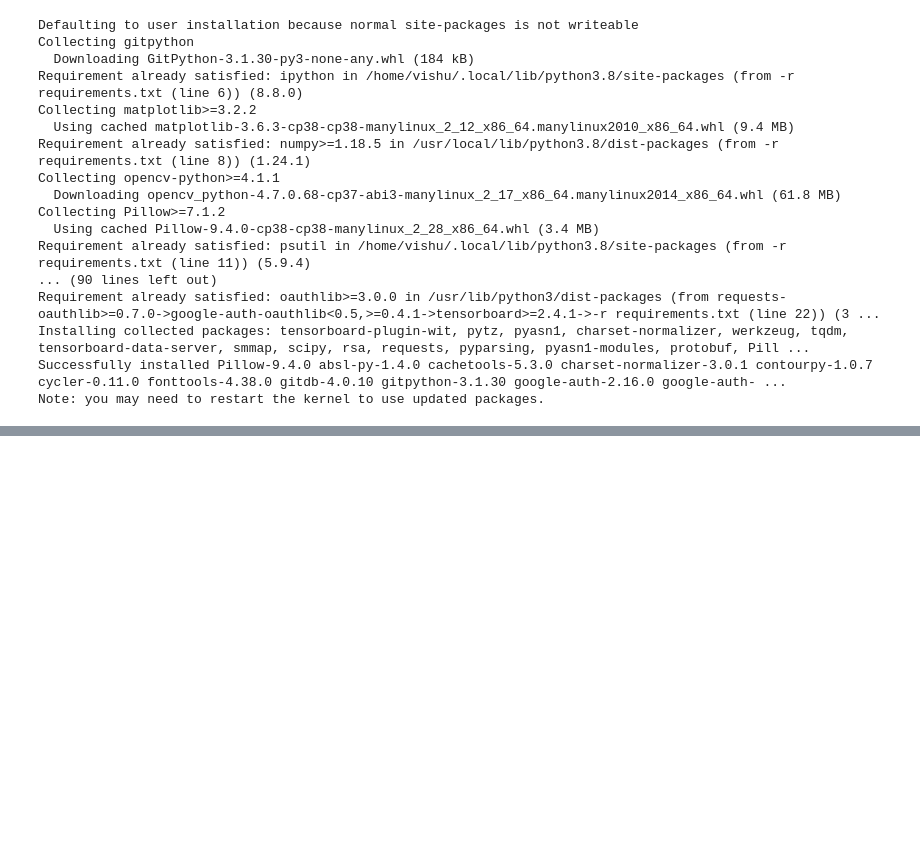
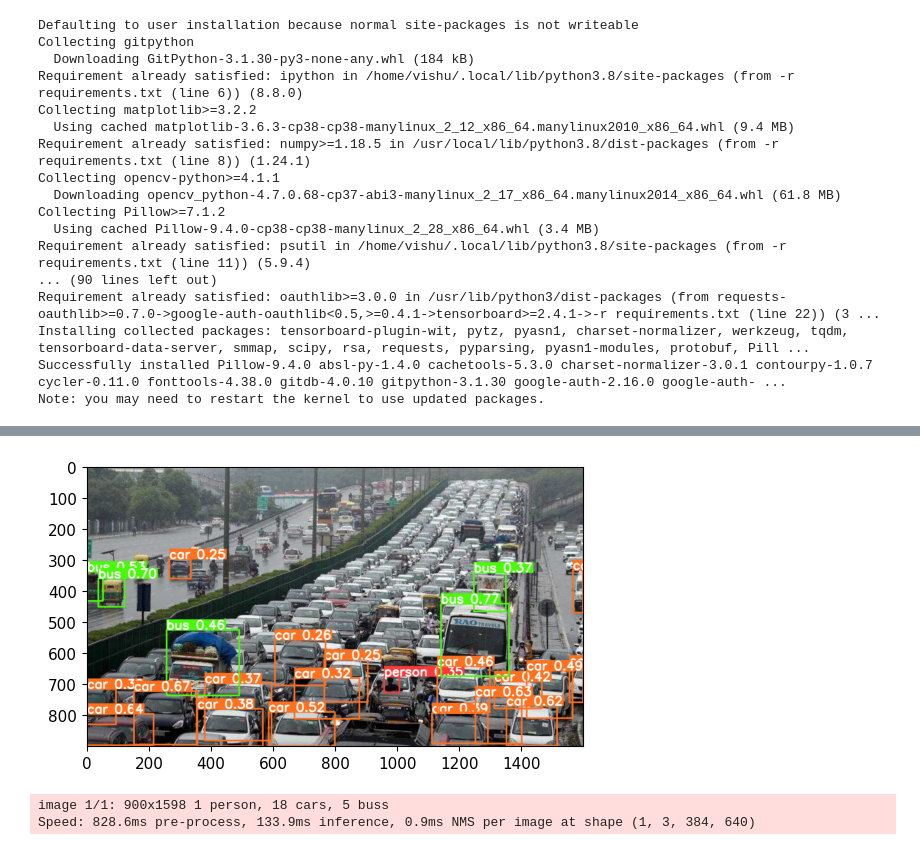
Before and after one commit to knockcat/Driver-sleepiness-detection-application, a Jupyter notebook: DriverSleepinessDetectionApplication.ipynb, the cells around one changed output, grey strips where cells are left out. Saved outputs shown, nothing was run; the diff lists cells and outputs as text; code cells hidden in the pictures; blank space fills up the shorter version.

```diff
--- a/DriverSleepinessDetectionApplication.ipynb
+++ b/DriverSleepinessDetectionApplication.ipynb
@@ -54,0 +115,12 @@ Note: you may need to restart the kernel to use updated packages.
+# %%
+img3 = 'https://images.livemint.com/img/2022/10/16/1600x900/traffic_1665906143636_1665906143765_1665906143765.jpg'
+
+results = model(img3)
+plt.imshow(np.squeeze(results.render()))
+plt.show()
+
+results.print()
+# %% [output]
+[figure, added]
+image 1/1: 900x1598 1 person, 18 cars, 5 buss
+Speed: 828.6ms pre-process, 133.9ms inference, 0.9ms NMS per image at shape (1, 3, 384, 640)
```
Also changed, not shown: parts of 10 cells of this notebook.
